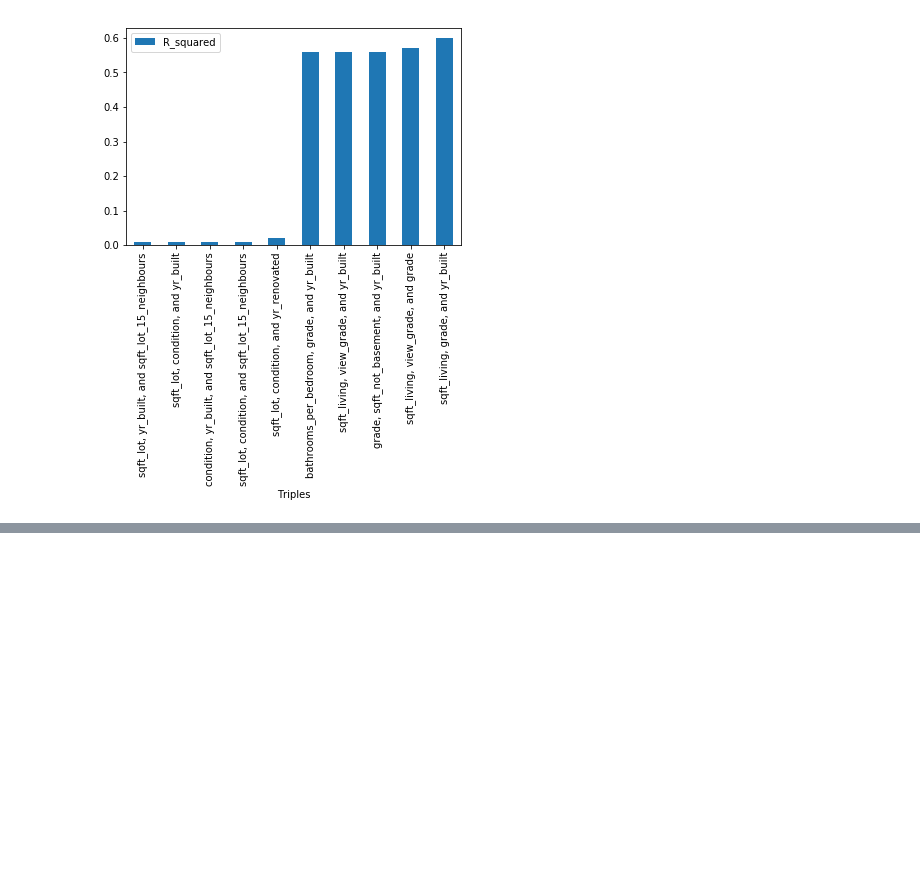
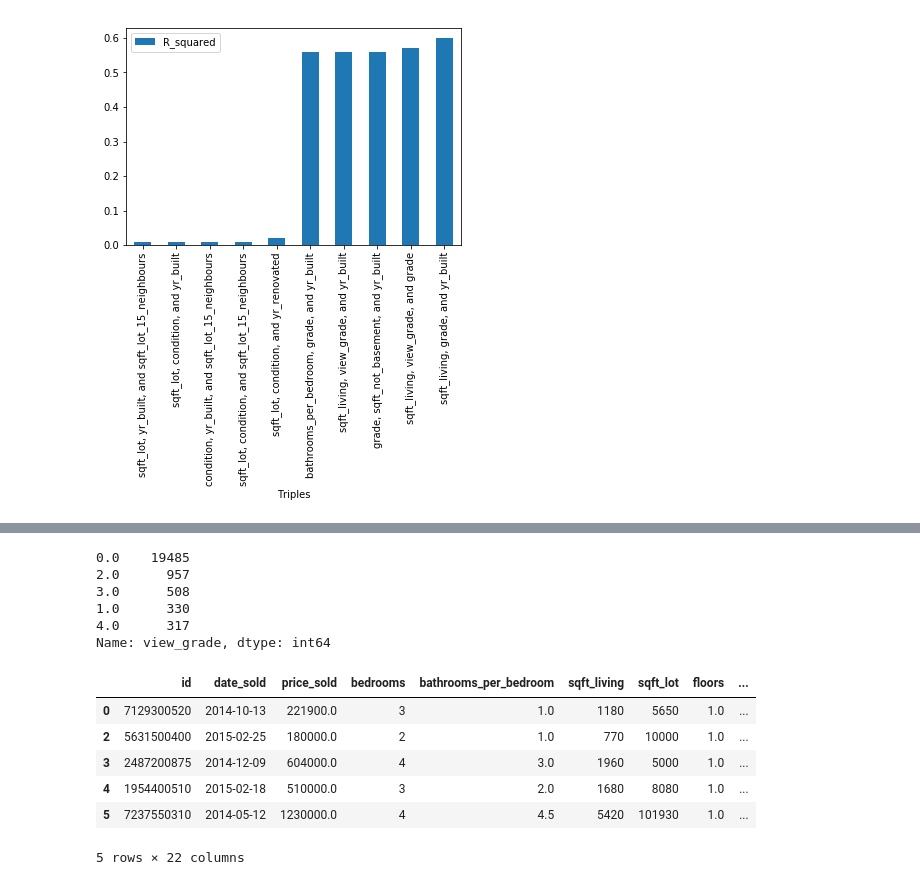
Before and after one commit to Greg-S-12/Mod1_Project, a Jupyter notebook: joe_project.ipynb, the cells around one changed output, grey strips where cells are left out. Cells and saved outputs as stored; diff of their text form; code cells hidden in the pictures; blank space fills up the shorter version.

```diff
--- a/joe_project.ipynb
+++ b/joe_project.ipynb
@@ -329,0 +330,20 @@ df.loc[df['bedrooms'] == 3]
+# %%
+df.view_grade.value_counts()
+# %% [output]
+0.0    19485
+2.0      957
+3.0      508
+1.0      330
+4.0      317
+Name: view_grade, dtype: int64
+# %%
+dffloor1 = df.loc[df['floors'] == 1]
+dffloor1.head()
+# %% [output]
+|  | id | date_sold | price_sold | bedrooms | bathrooms_per_bedroom | sqft_living | sqft_lot | floors | ... |
+| 0 | 7129300520 | 2014-10-13 | 221900.0 | 3 | 1.0 | 1180 | 5650 | 1.0 | ... |
+| 2 | 5631500400 | 2015-02-25 | 180000.0 | 2 | 1.0 | 770 | 10000 | 1.0 | ... |
+| 3 | 2487200875 | 2014-12-09 | 604000.0 | 4 | 3.0 | 1960 | 5000 | 1.0 | ... |
+| 4 | 1954400510 | 2015-02-18 | 510000.0 | 3 | 2.0 | 1680 | 8080 | 1.0 | ... |
+| 5 | 7237550310 | 2014-05-12 | 1230000.0 | 4 | 4.5 | 5420 | 101930 | 1.0 | ... |
+5 rows × 22 columns
```
Also changed, not shown: parts of 7 cells of this notebook.
